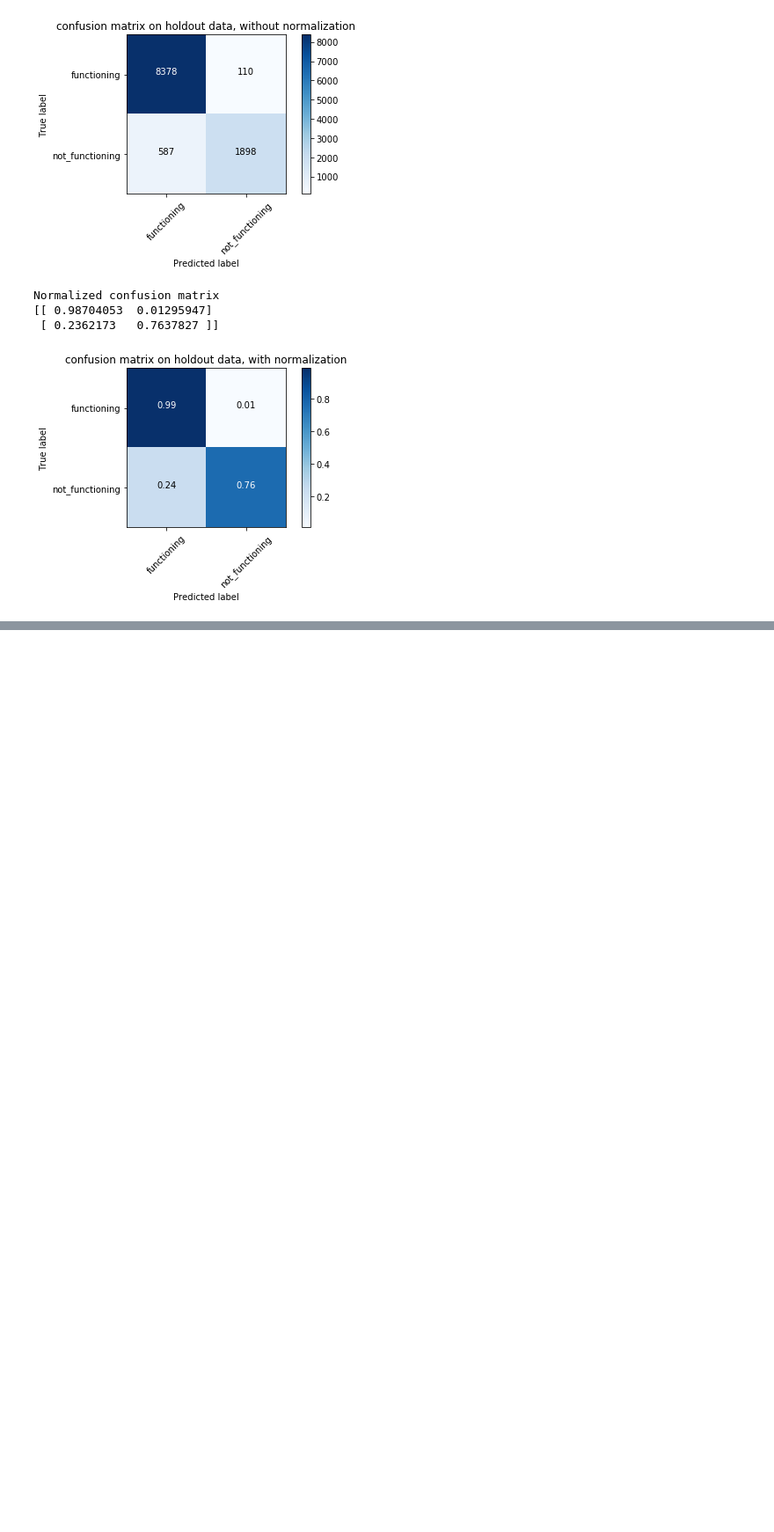
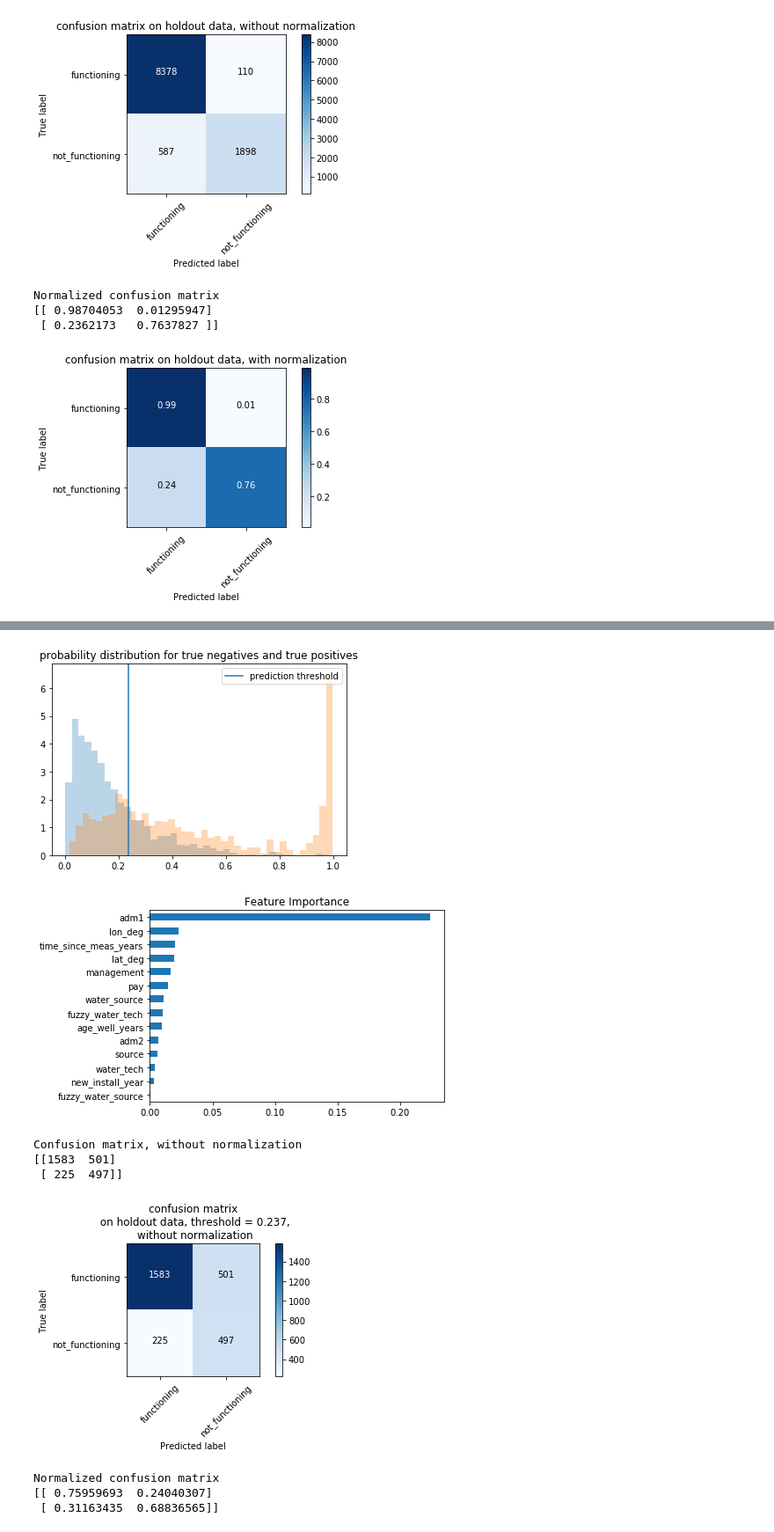
Before and after one commit to dan-watson-ucb/Capstone_Water_Access, a Jupyter notebook: Prediction Summary/Summarize Data Final.ipynb, the cells around one changed output, grey strips where cells are left out. Shown at 88% size. Cells and saved outputs as stored; diff of their text form; code cells hidden in the pictures; blank space fills up the shorter version.

```diff
--- a/Prediction Summary/Summarize Data Final.ipynb
+++ b/Prediction Summary/Summarize Data Final.ipynb
@@ -94,0 +112,12 @@ Normalized confusion matrix
+# %%
+plot_perm_and_conmat('Liberia',df, features, model_liberia,0.237,probs3)
+# %% [output]
+[figure, added]
+[figure, added]
+Confusion matrix, without normalization
+[[1583  501]
+ [ 225  497]]
+[figure, added]
+Normalized confusion matrix
+[[ 0.75959693  0.24040307]
+ [ 0.31163435  0.68836565]]
```
Also changed, not shown: parts of 65 cells of this notebook.
